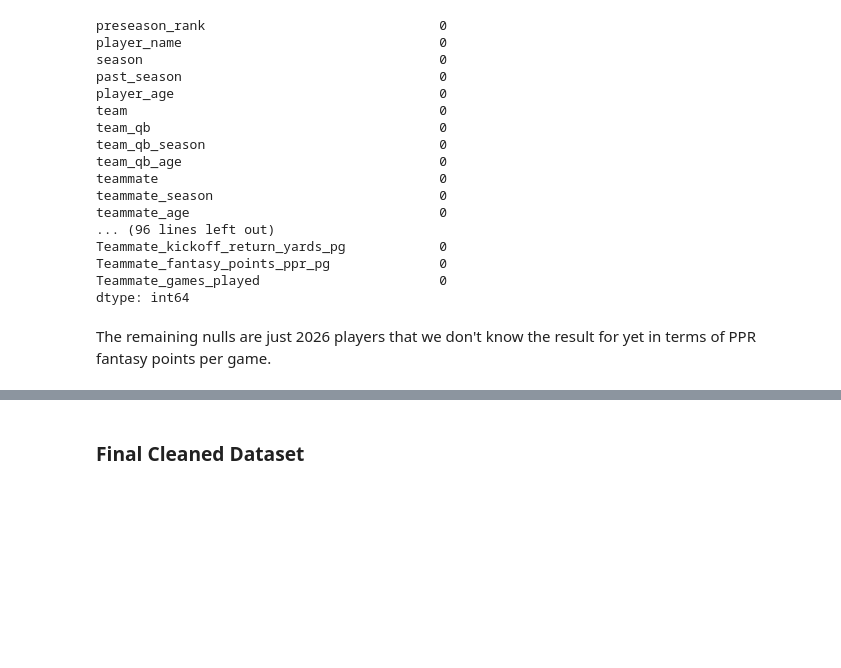
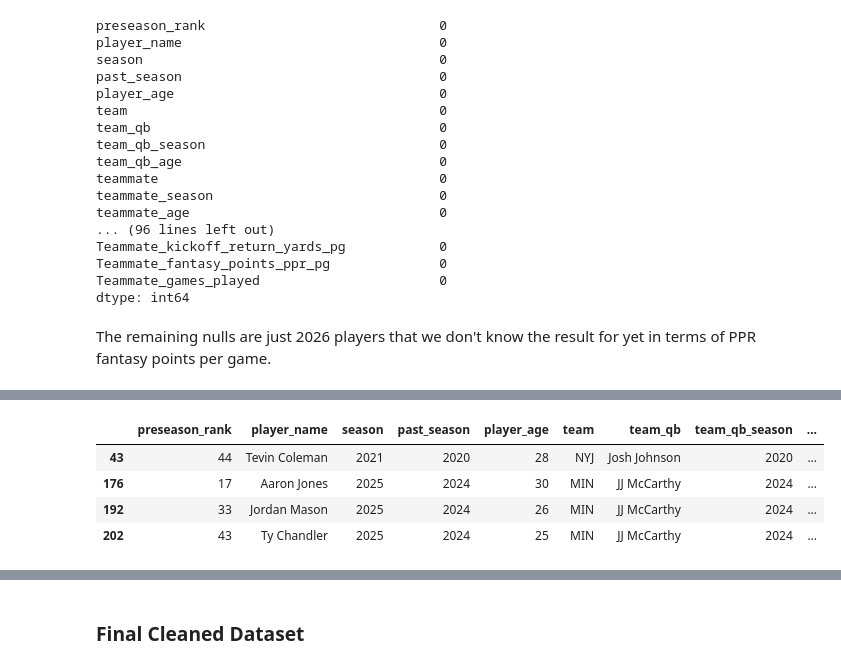
Before and after one commit to kevinkietle/2026-Fantasy-Football-Rankings, a Jupyter notebook: scripts/1_data_scraping_and_cleaning.ipynb, the cells around one changed output, grey strips where cells are left out. Cells and saved outputs as stored; diff of their text form; code cells hidden in the pictures; blank space fills up the shorter version.

```diff
--- a/scripts/1_data_scraping_and_cleaning.ipynb
+++ b/scripts/1_data_scraping_and_cleaning.ipynb
@@ -524,0 +600,11 @@ The remaining nulls are just 2026 players that we don't know the result for yet
+# %%
+# View all rows where player_display_name is null
+null_players_qb = final_rb[final_rb['QB_player_display_name'].isna()]
+
+null_players_qb
+# %% [output]
+|  | preseason_rank | player_name | season | past_season | player_age | team | team_qb | team_qb_season | ... |
+| 43 | 44 | Tevin Coleman | 2021 | 2020 | 28 | NYJ | Josh Johnson | 2020 | ... |
+| 176 | 17 | Aaron Jones | 2025 | 2024 | 30 | MIN | JJ McCarthy | 2024 | ... |
+| 192 | 33 | Jordan Mason | 2025 | 2024 | 26 | MIN | JJ McCarthy | 2024 | ... |
+| 202 | 43 | Ty Chandler | 2025 | 2024 | 25 | MIN | JJ McCarthy | 2024 | ... |
```
Also changed, not shown: parts of 25 cells of this notebook, 10 other files.
